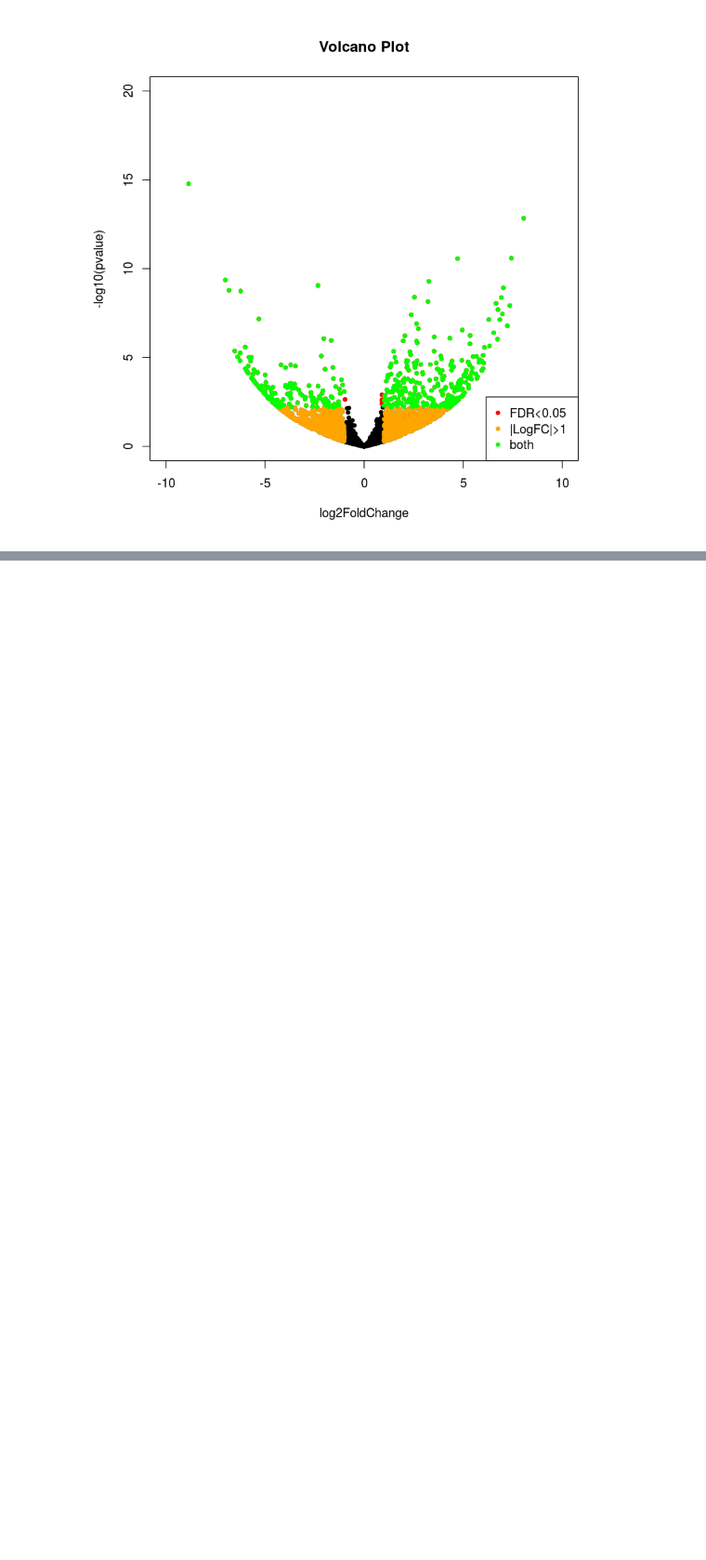
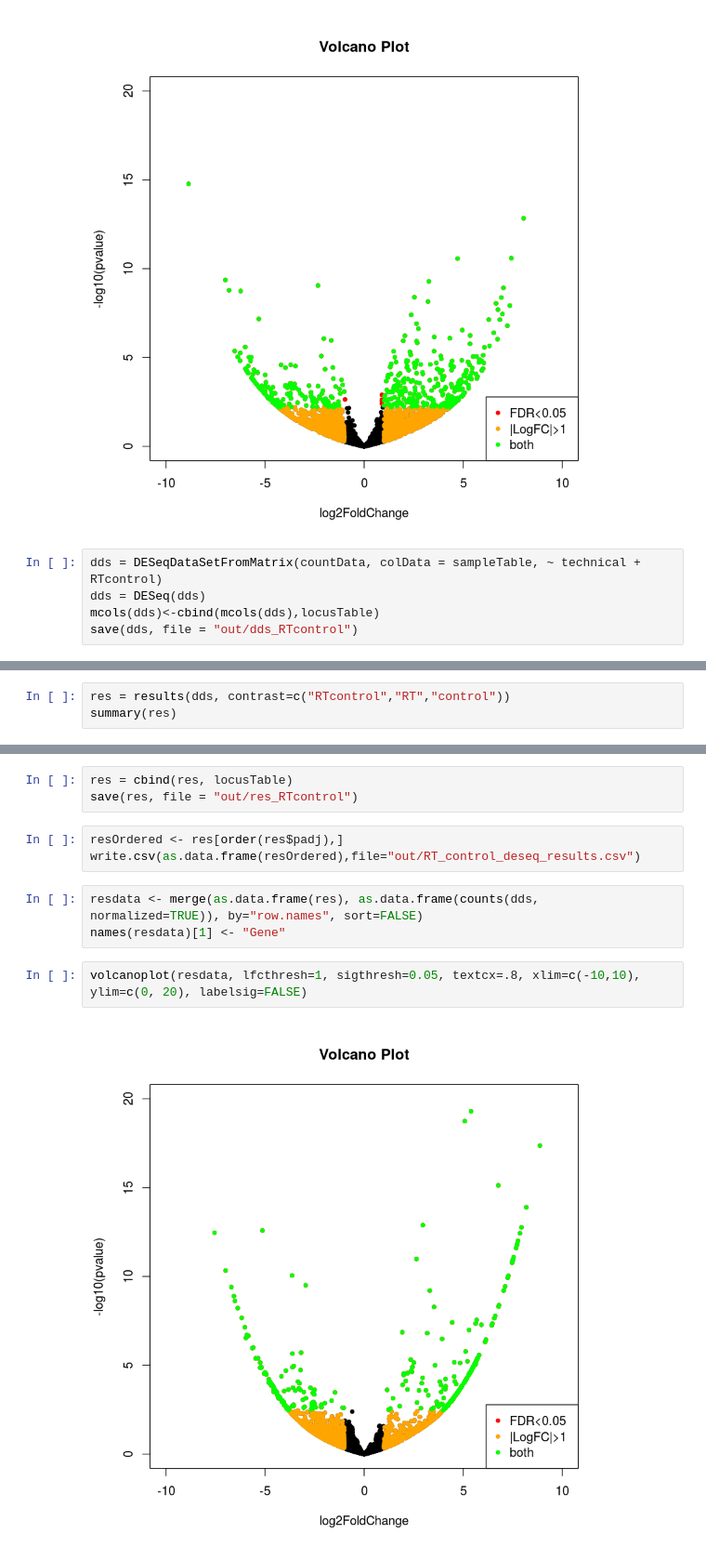
Before and after one commit to fagan2888/CM7_CM1E2d56col_unenr123_rawextract_2017, a Jupyter notebook: scripts/deseq.r.ipynb, the cells around one changed output, grey strips where cells are left out. Shown at 93% size. Saved outputs shown, nothing was run; the diff lists cells and outputs as text; blank space fills up the shorter version.

Commit message:
add RT control deseq, pca, venns

```diff
--- a/scripts/deseq.r.ipynb
+++ b/scripts/deseq.r.ipynb
@@ -88,3 +101,8 @@ volcanoplot <- function (res, lfcthresh=2, sigthresh=0.05, main="Volcano Plot",
 volcanoplot(resdata, lfcthresh=1, sigthresh=0.05, textcx=.8, xlim=c(-10,10), ylim=c(0, 20), labelsig=FALSE)
 # %% [output]
 [figure]
+# %%
+dds = DESeqDataSetFromMatrix(countData, colData = sampleTable, ~ technical + RTcontrol)
+dds = DESeq(dds)
+mcols(dds)<-cbind(mcols(dds),locusTable)
+save(dds, file = "out/dds_RTcontrol")
@@ -90,0 +116,3 @@ volcanoplot(resdata, lfcthresh=1, sigthresh=0.05, textcx=.8, xlim=c(-10,10), yli
+# %%
+res = results(dds, contrast=c("RTcontrol","RT","control"))
+summary(res)
@@ -90,0 +129,13 @@ volcanoplot(resdata, lfcthresh=1, sigthresh=0.05, textcx=.8, xlim=c(-10,10), yli
+# %%
+res = cbind(res, locusTable)
+save(res, file = "out/res_RTcontrol")
+# %%
+resOrdered <- res[order(res$padj),]
+write.csv(as.data.frame(resOrdered),file="out/RT_control_deseq_results.csv")
+# %%
+resdata <- merge(as.data.frame(res), as.data.frame(counts(dds, normalized=TRUE)), by="row.names", sort=FALSE)
+names(resdata)[1] <- "Gene"
+# %%
+volcanoplot(resdata, lfcthresh=1, sigthresh=0.05, textcx=.8, xlim=c(-10,10), ylim=c(0, 20), labelsig=FALSE)
+# %% [output]
+[figure, added]
```
Also changed, not shown: parts of 5 cells of this notebook, 2 other files.
